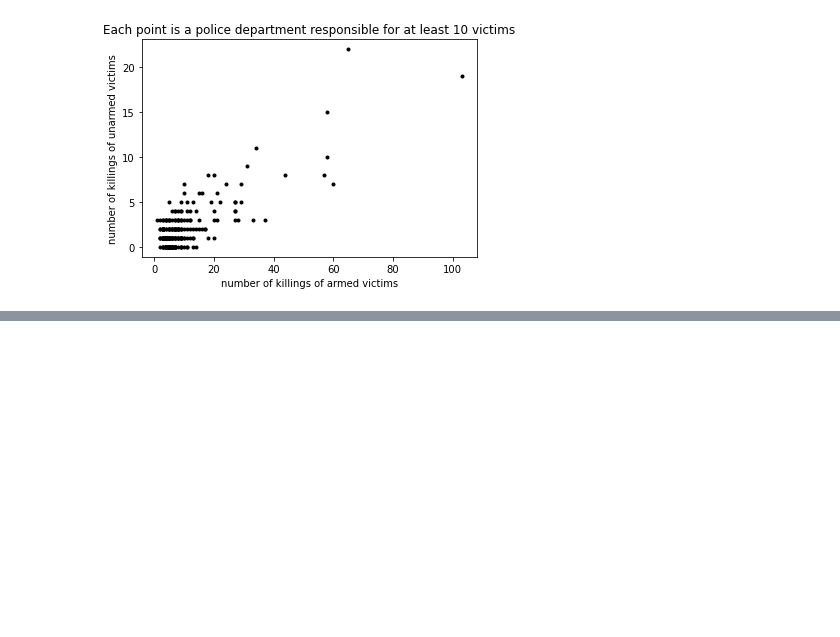
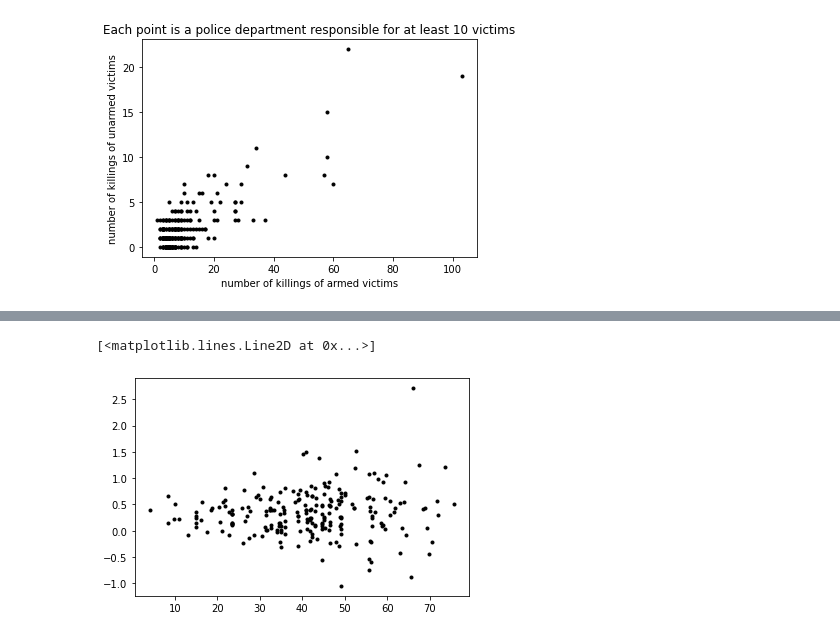
Before and after one commit to annajaffe/police-violence, a Jupyter notebook: PDwise_killings_analysis_NP.ipynb, the cells around one changed output, grey strips where cells are left out. Drawn from its saved outputs; the diff is of its cells as text; code cells hidden in the pictures; blank space fills up the shorter version.

```diff
--- a/PDwise_killings_analysis_NP.ipynb
+++ b/PDwise_killings_analysis_NP.ipynb
@@ -252,0 +241,5 @@ ax[0].plot([0,1],[0,1])
+# %%
+plt.plot(lemas_new.trump[include],log_odds_frac_white,'k.')
+# %% [output]
+[<matplotlib.lines.Line2D at 0x...>]
+[figure, added]
```
Also changed, not shown: parts of 17 cells of this notebook.
